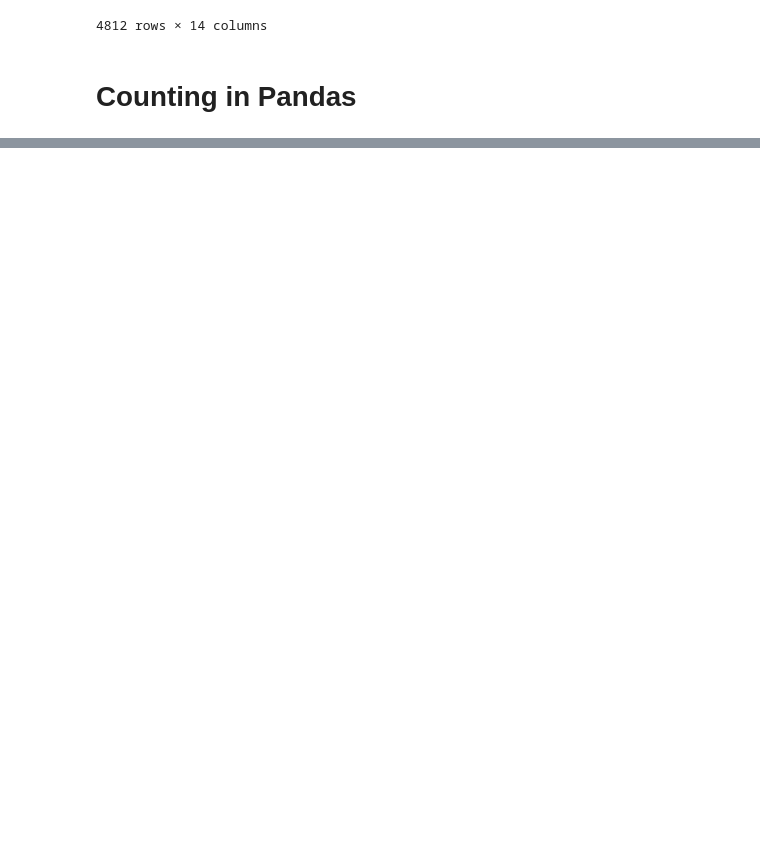
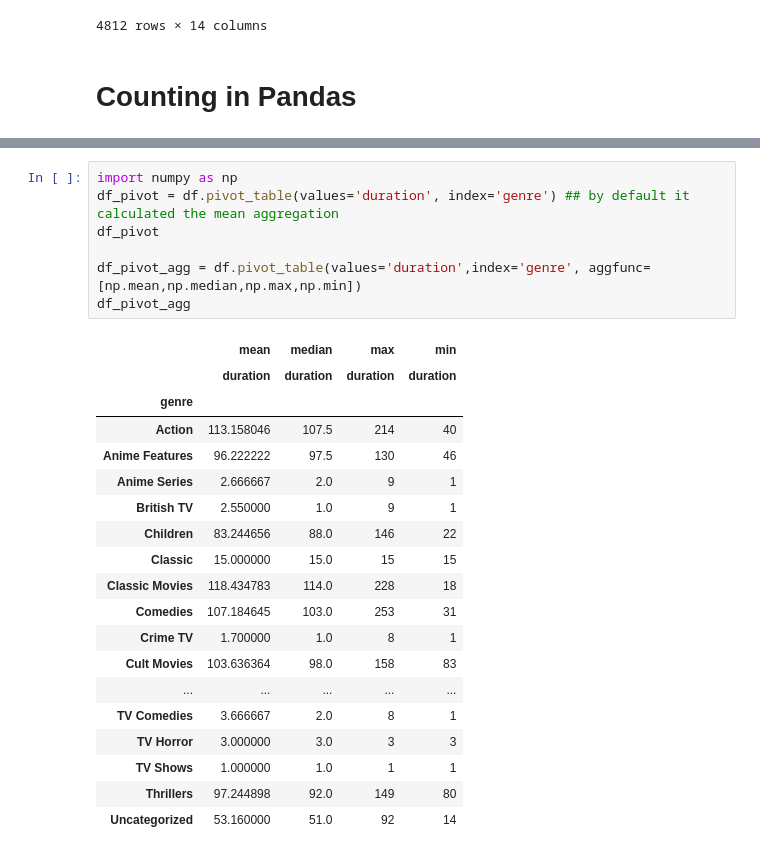
Before and after one commit to Anish-shakya/Python-Learning, a Jupyter notebook: Pandas/Data_Manipulation.ipynb, the cells around one changed output, grey strips where cells are left out. Saved outputs shown, nothing was run; the diff lists cells and outputs as text; blank space fills up the shorter version.

```diff
--- a/Pandas/Data_Manipulation.ipynb
+++ b/Pandas/Data_Manipulation.ipynb
@@ -293,0 +371,27 @@ print(dept_props_sorted)
+# %%
+import numpy as np
+df_pivot = df.pivot_table(values='duration', index='genre') ## by default it calculated the mean aggregation
+df_pivot
+
+df_pivot_agg = df.pivot_table(values='duration',index='genre', aggfunc=[np.mean,np.median,np.max,np.min])
+df_pivot_agg
+# %% [output]
+|  | mean | median | max | min |
+|  | duration | duration | duration | duration |
+| genre |  |  |  |  |
+| Action | 113.158046 | 107.5 | 214 | 40 |
+| Anime Features | 96.222222 | 97.5 | 130 | 46 |
+| Anime Series | 2.666667 | 2.0 | 9 | 1 |
+| British TV | 2.550000 | 1.0 | 9 | 1 |
+| Children | 83.244656 | 88.0 | 146 | 22 |
+| Classic | 15.000000 | 15.0 | 15 | 15 |
+| Classic Movies | 118.434783 | 114.0 | 228 | 18 |
+| Comedies | 107.184645 | 103.0 | 253 | 31 |
+| Crime TV | 1.700000 | 1.0 | 8 | 1 |
+| Cult Movies | 103.636364 | 98.0 | 158 | 83 |
+| ... | ... | ... | ... | ... |
+| TV Comedies | 3.666667 | 2.0 | 8 | 1 |
+| TV Horror | 3.000000 | 3.0 | 3 | 3 |
+| TV Shows | 1.000000 | 1.0 | 1 | 1 |
+| Thrillers | 97.244898 | 92.0 | 149 | 80 |
+| Uncategorized | 53.160000 | 51.0 | 92 | 14 |
```
Also changed, not shown: parts of 8 cells of this notebook.
